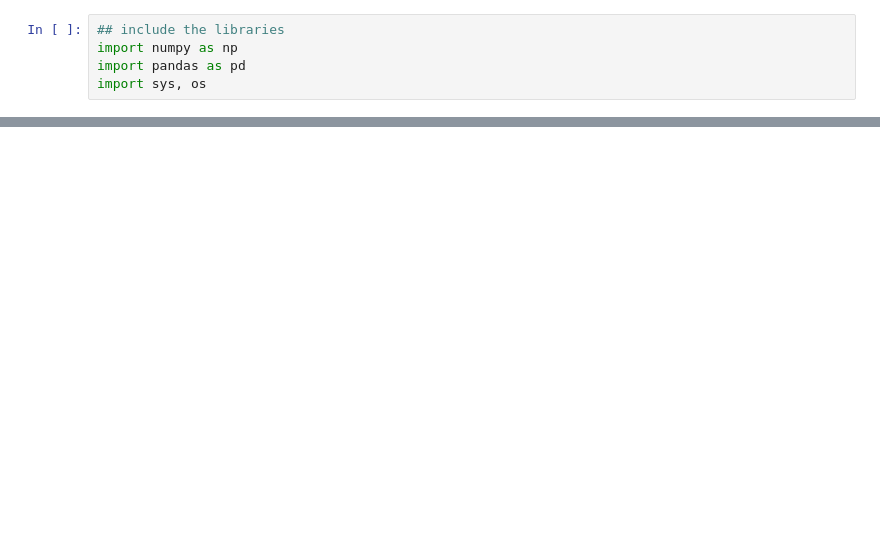
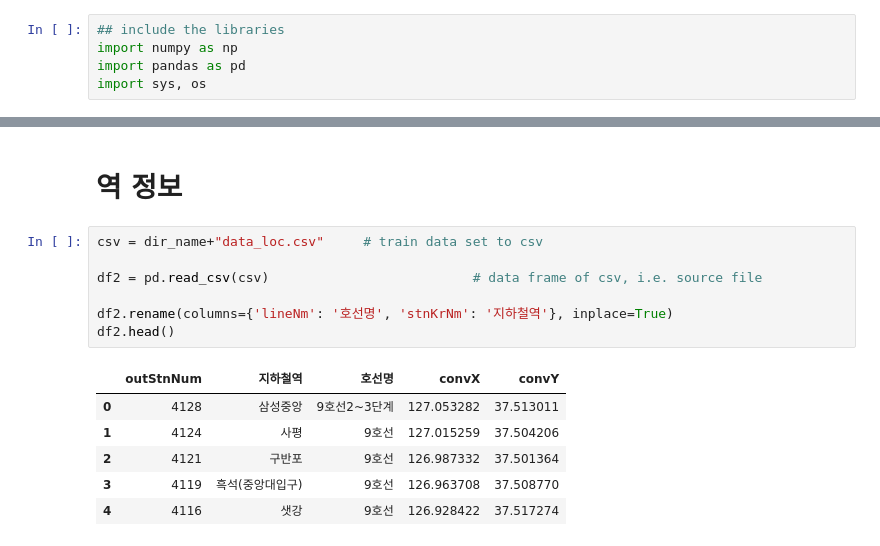
Before and after one commit to jjome/team1_visual, a Jupyter notebook: cleansing_v1.ipynb, the cells around one changed output, grey strips where cells are left out. Drawn from its saved outputs; the diff is of its cells as text; blank space fills up the shorter version.

```diff
--- a/cleansing_v1.ipynb
+++ b/cleansing_v1.ipynb
@@ -1220,0 +69,16 @@ Today is 20240429
+# %% [markdown]
+# 역 정보
+# %%
+csv = dir_name+"data_loc.csv"     # train data set to csv
+
+df2 = pd.read_csv(csv)                          # data frame of csv, i.e. source file
+
+df2.rename(columns={'lineNm': '호선명', 'stnKrNm': '지하철역'}, inplace=True)
+df2.head()
+# %% [output]
+|  | outStnNum | 지하철역 | 호선명 | convX | convY |
+| 0 | 4128 | 삼성중앙 | 9호선2~3단계 | 127.053282 | 37.513011 |
+| 1 | 4124 | 사평 | 9호선 | 127.015259 | 37.504206 |
+| 2 | 4121 | 구반포 | 9호선 | 126.987332 | 37.501364 |
+| 3 | 4119 | 흑석(중앙대입구) | 9호선 | 126.963708 | 37.508770 |
+| 4 | 4116 | 샛강 | 9호선 | 126.928422 | 37.517274 |
```
Also changed, not shown: parts of 60 cells of this notebook.
